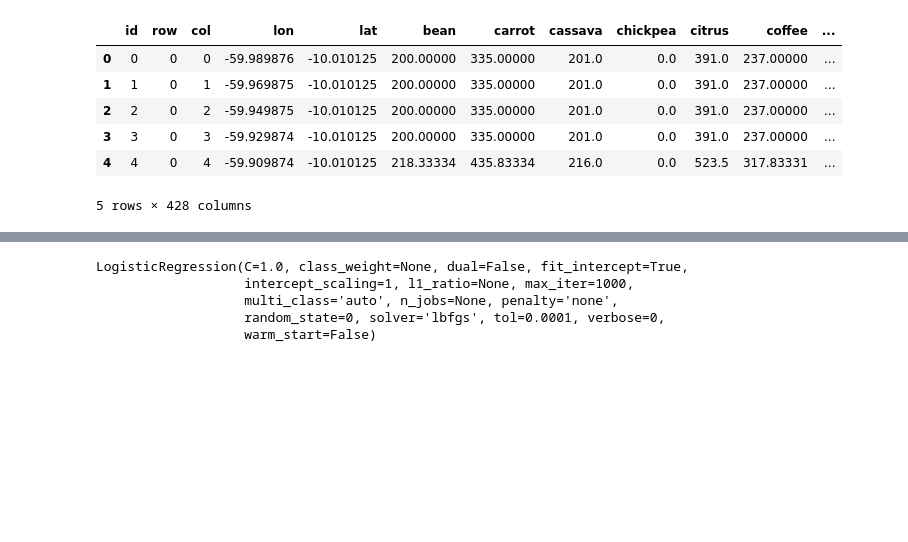
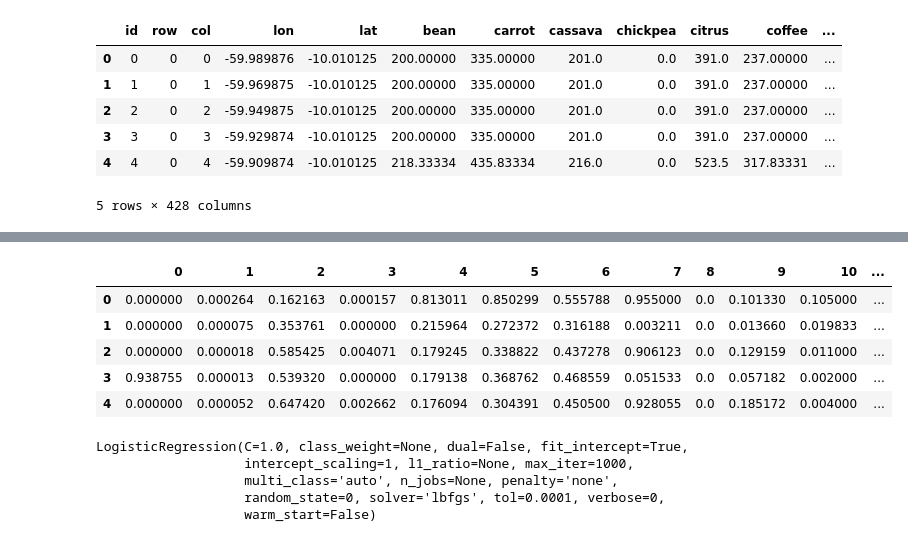
Before and after one commit to linmeishang/ML_course_Calabria2020, a Jupyter notebook: Calabria_labIntro.ipynb, the cells around one changed output, grey strips where cells are left out. Drawn from its saved outputs; the diff is of its cells as text; code cells hidden in the pictures; blank space fills up the shorter version.

Commit message:
Edit to see scaling
these two block of code are supposed to help you see how the scaling transforms the underlying data

```diff
--- a/Calabria_labIntro.ipynb
+++ b/Calabria_labIntro.ipynb
@@ -173,6 +182,16 @@ scaler.fit(X_train_raw)
 X_train = scaler.transform(X_train_raw)
 X_test = scaler.transform(X_test_raw)
 # Note the depended variable does not need to be scaled as it is a binary variable anyway
+# %%
+traindf = pd.DataFrame(X_train)
+traindf.head(5)
+# %% [output]
+|  | 0 | 1 | 2 | 3 | 4 | 5 | 6 | 7 | 8 | 9 | 10 | ... |
+| 0 | 0.000000 | 0.000264 | 0.162163 | 0.000157 | 0.813011 | 0.850299 | 0.555788 | 0.955000 | 0.0 | 0.101330 | 0.105000 | ... |
+| 1 | 0.000000 | 0.000075 | 0.353761 | 0.000000 | 0.215964 | 0.272372 | 0.316188 | 0.003211 | 0.0 | 0.013660 | 0.019833 | ... |
+| 2 | 0.000000 | 0.000018 | 0.585425 | 0.004071 | 0.179245 | 0.338822 | 0.437278 | 0.906123 | 0.0 | 0.129159 | 0.011000 | ... |
+| 3 | 0.938755 | 0.000013 | 0.539320 | 0.000000 | 0.179138 | 0.368762 | 0.468559 | 0.051533 | 0.0 | 0.057182 | 0.002000 | ... |
+| 4 | 0.000000 | 0.000052 | 0.647420 | 0.002662 | 0.176094 | 0.304391 | 0.450500 | 0.928055 | 0.0 | 0.185172 | 0.004000 | ... |
 # %%
 # Fit a logistic regression model using sklearn (see: https://scikit-learn.org/stable/modules/generated/sklearn.linear_model.LogisticRegression.html)
 # Create the model object
```
Also changed, not shown: parts of 1 cell of this notebook.
